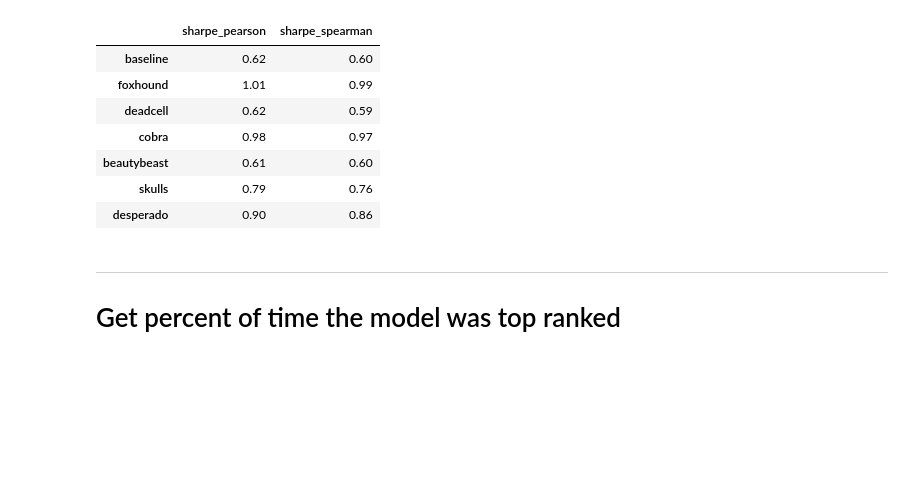
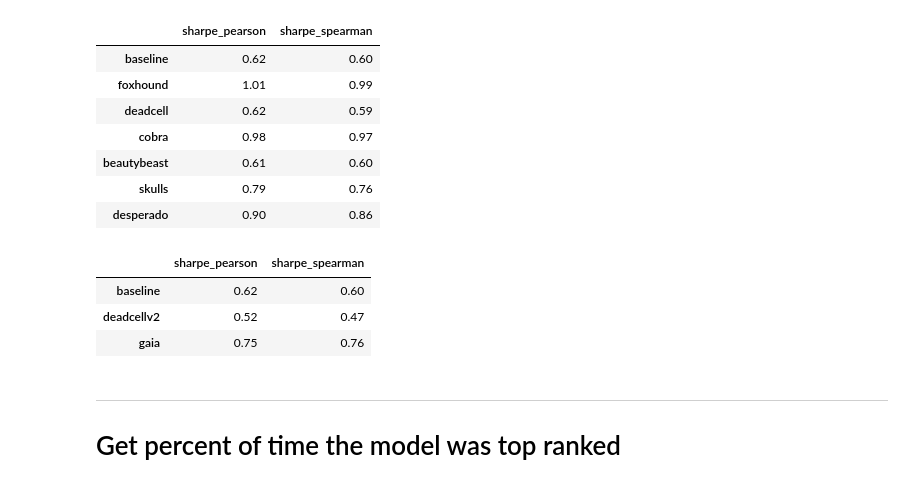
Before and after one commit to hiydavid/numerai-models, a Jupyter notebook: validation_check.ipynb, the cells around one changed output. Cells and saved outputs as stored; diff of their text form; code cells hidden in the pictures; blank space fills up the shorter version.

```diff
--- a/validation_check.ipynb
+++ b/validation_check.ipynb
@@ -170,6 +175,19 @@ round(sharpe_df, 2)
 | beautybeast | 0.61 | 0.60 |
 | skulls | 0.79 | 0.76 |
 | desperado | 0.90 | 0.86 |
+# %%
+# compute sharpe ratio (dev models)
+dev_sharpe_df = pd.concat([
+    (dev_pearson_corr.mean() / dev_pearson_corr.std()),
+    (dev_spearman_corr.mean() / dev_spearman_corr.std())], axis=1)
+
+dev_sharpe_df.columns = ["sharpe_pearson", "sharpe_spearman"]
+round(dev_sharpe_df, 2)
+# %% [output]
+|  | sharpe_pearson | sharpe_spearman |
+| baseline | 0.62 | 0.60 |
+| deadcellv2 | 0.52 | 0.47 |
+| gaia | 0.75 | 0.76 |
 # %% [markdown]
 ---
 # Get percent of time the model was top ranked
```
Also changed, not shown: parts of 5 cells of this notebook, 6 other files.
